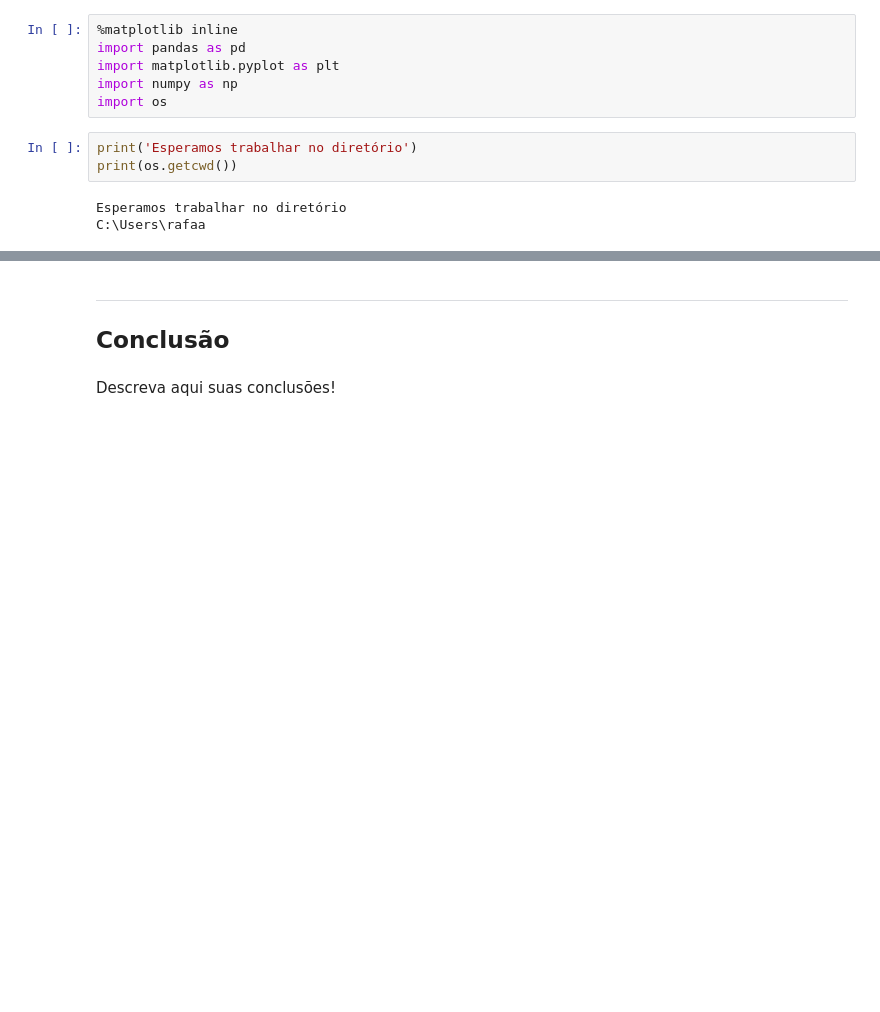
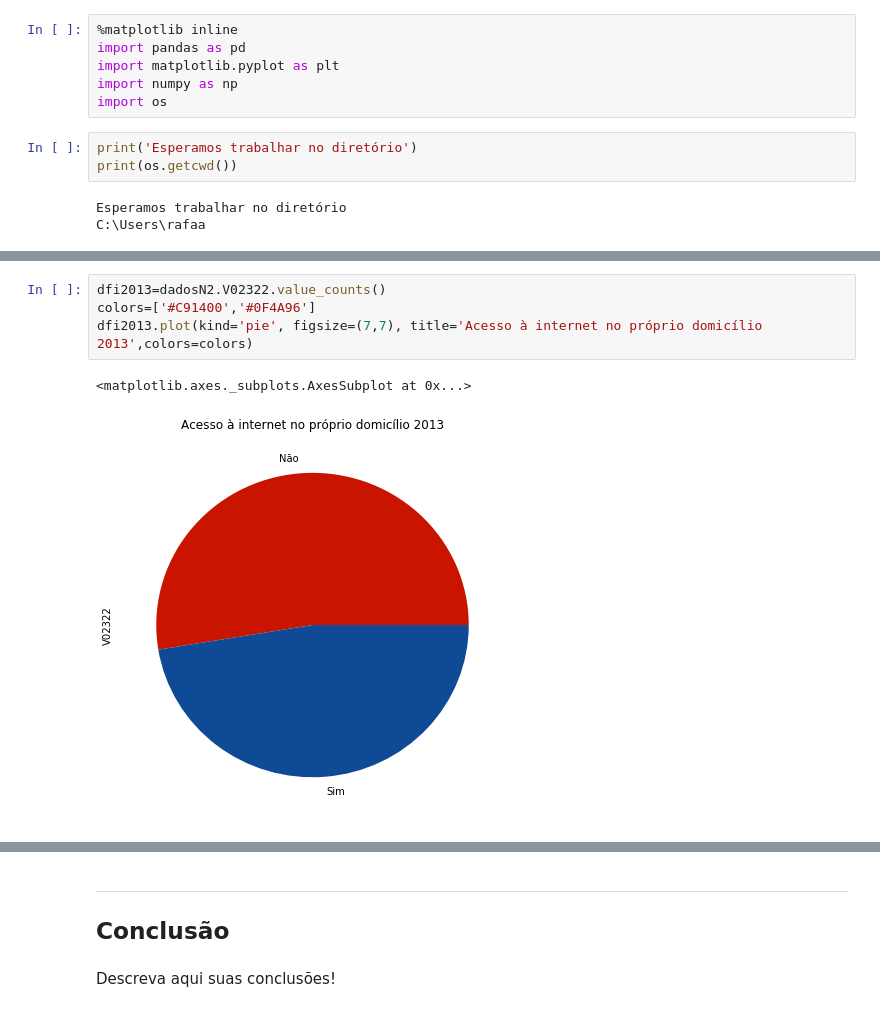
Before and after one commit to slimkaki/Dados_2017, a Jupyter notebook: Projeto1 Layout.ipynb, the cells around one changed output, grey strips where cells are left out. Saved outputs shown, nothing was run; the diff lists cells and outputs as text; blank space fills up the shorter version.

```diff
--- a/Projeto1 Layout.ipynb
+++ b/Projeto1 Layout.ipynb
@@ -80,0 +250,7 @@ Name: V0106, dtype: float64
+# %%
+dfi2013=dadosN2.V02322.value_counts()
+colors=['#C91400','#0F4A96']
+dfi2013.plot(kind='pie', figsize=(7,7), title='Acesso à internet no próprio domicílio 2013',colors=colors)
+# %% [output]
+<matplotlib.axes._subplots.AxesSubplot at 0x...>
+[figure, added]
```
Also changed, not shown: parts of 37 cells of this notebook.
